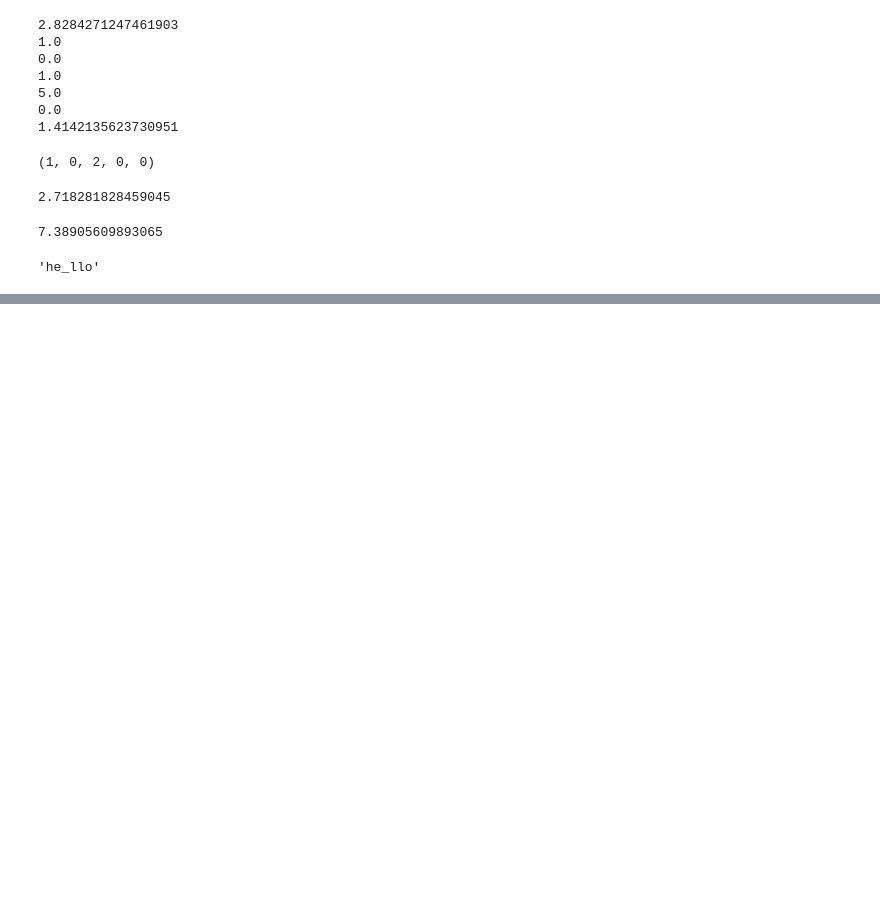
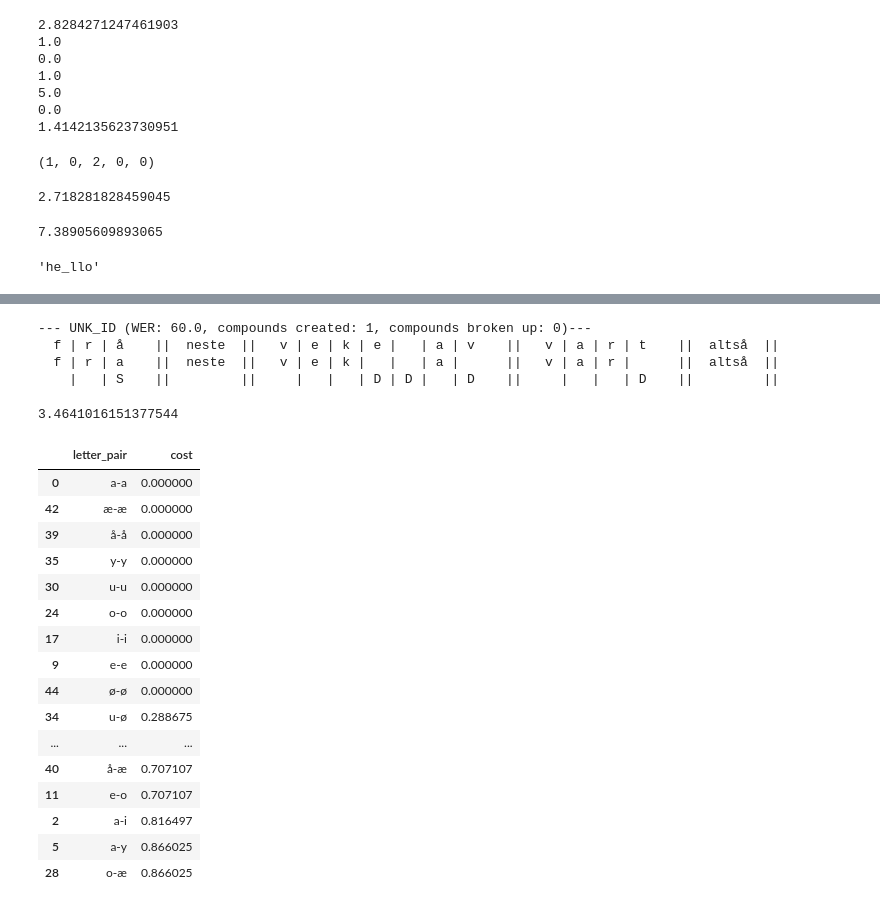
Before and after one commit to scribe-project/match-em, a Jupyter notebook: wav2vec_wer_tester.ipynb, the cells around one changed output, grey strips where cells are left out. Saved outputs shown, nothing was run; the diff lists cells and outputs as text; code cells hidden in the pictures; blank space fills up the shorter version.

Commit message:
update tests for char alignment

```diff
--- a/wav2vec_wer_tester.ipynb
+++ b/wav2vec_wer_tester.ipynb
@@ -833,0 +847,53 @@ hiiii
+# %%
+from match_em.analysis import compute_mistakes
+
+results = compute_mistakes('frå neste veke av vart altså', 'fra neste veka var altså', distance_method='Levenshtein', )
+print(results['final_print'])
+# %% [output]
+--- UNK_ID (WER: 60.0, compounds created: 1, compounds broken up: 0)---
+  f | r | å    ||  neste  ||   v | e | k | e |   | a | v    ||   v | a | r | t    ||  altså  ||
+  f | r | a    ||  neste  ||   v | e | k |   |   | a |      ||   v | a | r |      ||  altså  ||
+    |   | S    ||         ||     |   |   | D | D |   | D    ||     |   |   | D    ||         ||
+# %%
+import numpy as np
+
+max_vowel_difference = np.sqrt(np.square(2) + np.square(2) + np.square(2))
+print(max_vowel_difference)
+# %% [output]
+3.4641016151377544
+# %%
+import json
+from match_em.character_distances import get_norwegian_character_sub_cost
+import pandas as pd
+
+with open('/localhome/stipendiater/plparson/match-em/match_em/character_data/character_traits.json', 'r') as open_f:
+    nor_chars = json.load(open_f)
+
+actual_distances = {}
+
+for v1 in nor_chars['vowels']:
+    for v2 in nor_chars['vowels']:
+        key = '{}-{}'.format(v1, v2)
+        reverse_key = '{}-{}'.format(v2, v1)
+        if key not in actual_distances and reverse_key not in actual_distances:
+            actual_distances[key] = get_norwegian_character_sub_cost(v1, v2)
+
+pd.DataFrame([[k, v] for k, v in actual_distances.items()], columns=['letter_pair', 'cost']).sort_values(by='cost')
+# %% [output]
+|  | letter_pair | cost |
+| 0 | a-a | 0.000000 |
+| 42 | æ-æ | 0.000000 |
+| 39 | å-å | 0.000000 |
+| 35 | y-y | 0.000000 |
+| 30 | u-u | 0.000000 |
+| 24 | o-o | 0.000000 |
+| 17 | i-i | 0.000000 |
+| 9 | e-e | 0.000000 |
+| 44 | ø-ø | 0.000000 |
+| 34 | u-ø | 0.288675 |
+| ... | ... | ... |
+| 40 | å-æ | 0.707107 |
+| 11 | e-o | 0.707107 |
+| 2 | a-i | 0.816497 |
+| 5 | a-y | 0.866025 |
+| 28 | o-æ | 0.866025 |
```
Also changed, not shown: parts of 21 cells of this notebook, 9 other files.
